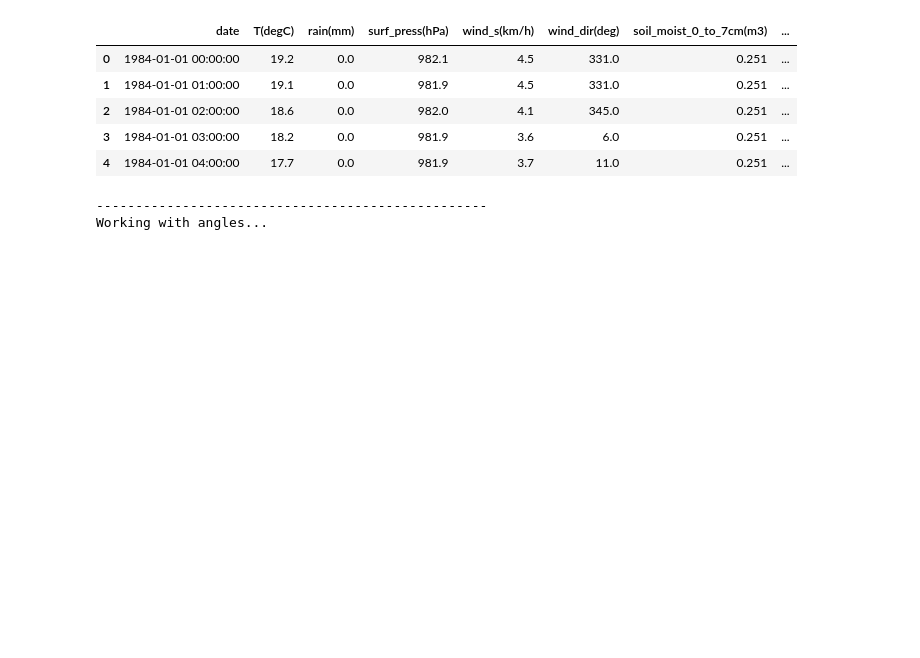
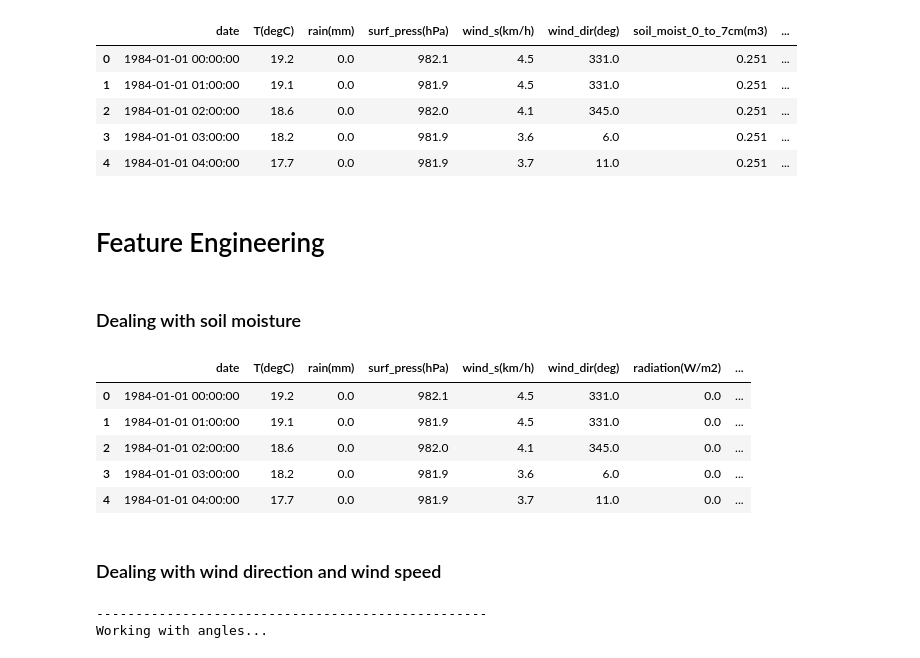
Before and after one commit to Agubecker/flood_prediction, a Jupyter notebook: notebooks/preprocess-valen.ipynb, the cells around one changed output. Drawn from its saved outputs; the diff is of its cells as text; code cells hidden in the pictures; blank space fills up the shorter version.

```diff
--- a/notebooks/preprocess-valen.ipynb
+++ b/notebooks/preprocess-valen.ipynb
@@ -20,3 +20,7 @@ df.head()
 | 2 | 1984-01-01 02:00:00 | 18.6 | 0.0 | 982.0 | 4.1 | 345.0 | 0.251 | ... |
 | 3 | 1984-01-01 03:00:00 | 18.2 | 0.0 | 981.9 | 3.6 | 6.0 | 0.251 | ... |
 | 4 | 1984-01-01 04:00:00 | 17.7 | 0.0 | 981.9 | 3.7 | 11.0 | 0.251 | ... |
+# %% [markdown]
+# Feature Engineering
+# %% [markdown]
+### Dealing with soil moisture
@@ -23,3 +31,14 @@ df.head()
+# %%
+df.head()
+# %% [output]
+|  | date | T(degC) | rain(mm) | surf_press(hPa) | wind_s(km/h) | wind_dir(deg) | radiation(W/m2) | ... |
+| 0 | 1984-01-01 00:00:00 | 19.2 | 0.0 | 982.1 | 4.5 | 331.0 | 0.0 | ... |
+| 1 | 1984-01-01 01:00:00 | 19.1 | 0.0 | 981.9 | 4.5 | 331.0 | 0.0 | ... |
+| 2 | 1984-01-01 02:00:00 | 18.6 | 0.0 | 982.0 | 4.1 | 345.0 | 0.0 | ... |
+| 3 | 1984-01-01 03:00:00 | 18.2 | 0.0 | 981.9 | 3.6 | 6.0 | 0.0 | ... |
+| 4 | 1984-01-01 04:00:00 | 17.7 | 0.0 | 981.9 | 3.7 | 11.0 | 0.0 | ... |
+# %% [markdown]
+### Dealing with wind direction and wind speed
 # %%
 # wind_dir(deg) : degrees from 0 to 360 egrees
 # Angles do not make good models inputs because 0 and 360 should be "close"
```
Also changed, not shown: parts of 4 cells of this notebook, 2 other files.
